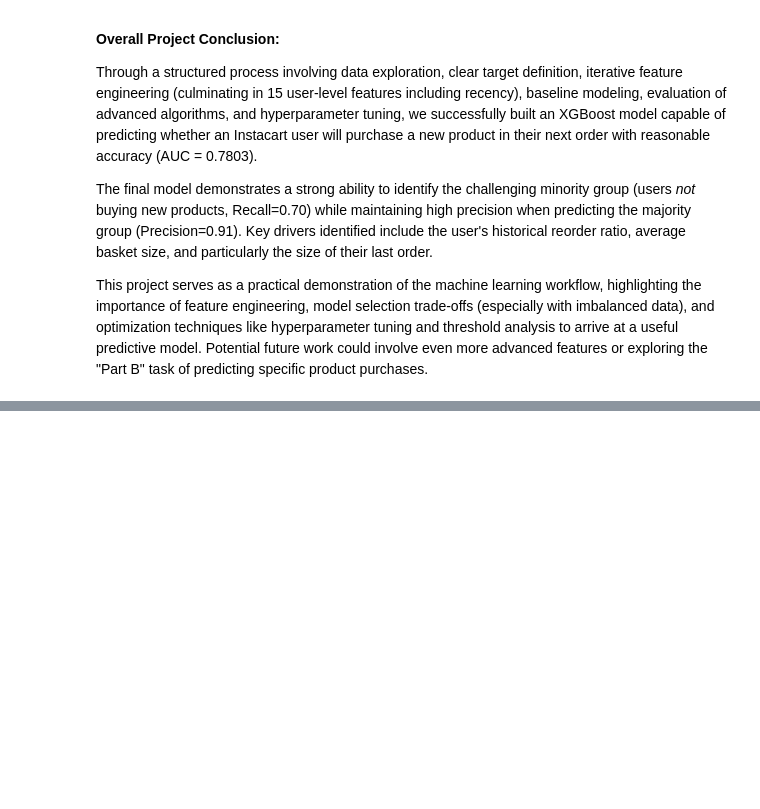
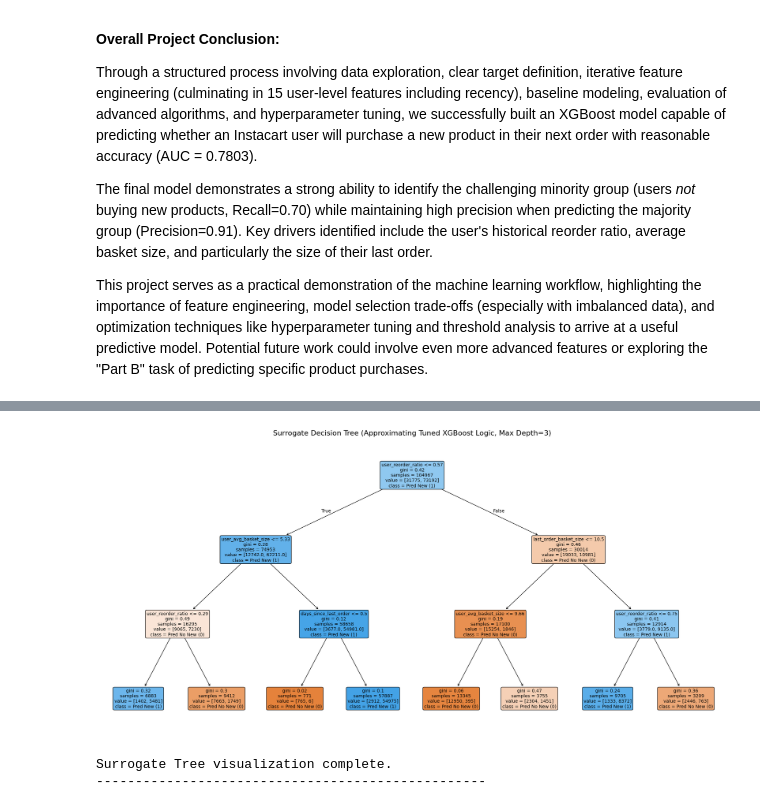
Before and after one commit to Onoh9/instacart-ml-project, a Jupyter notebook: EDA.ipynb, the cells around one changed output, grey strips where cells are left out. Drawn from its saved outputs; the diff is of its cells as text; code cells hidden in the pictures; blank space fills up the shorter version.

Commit message:
eda has 'surrogate' tree. streamlit interactive page for path a. path b in progress.

```diff
--- a/EDA.ipynb
+++ b/EDA.ipynb
@@ -2878,3 +2878,76 @@ Through a structured process involving data exploration, clear target definition
 The final model demonstrates a strong ability to identify the challenging minority group (users *not* buying new products, Recall=0.70) while maintaining high precision when predicting the majority group (Precision=0.91). Key drivers identified include the user's historical reorder ratio, average basket size, and particularly the size of their last order.
 
 This project serves as a practical demonstration of the machine learning workflow, highlighting the importance of feature engineering, model selection trade-offs (especially with imbalanced data), and optimization techniques like hyperparameter tuning and threshold analysis to arrive at a useful predictive model. Potential future work could involve even more advanced features or exploring the "Part B" task of predicting specific product purchases.
+# %%
+from sklearn.tree import DecisionTreeClassifier, plot_tree
+from sklearn.metrics import accuracy_score # Added for evaluation
+import matplotlib.pyplot as plt
+import pandas as pd
+import os # Added for checking directory
+
+print("\n--- Training and Visualizing a Surrogate Decision Tree ---")
+
+# ASSUMPTION: The following variables exist from previous steps:
+# - final_xgb_model_on_final_features (from Cell 20.39)
+# - X_train_final (from Cell 20.36)
+# - feature_names_final (from Cell 20.36)
+
+try:
+    # Check required variables individually before use
+    if 'final_xgb_model_on_final_features' not in locals():
+        raise NameError("`final_xgb_model_on_final_features` model not found.")
+    if 'X_train_final' not in locals():
+        raise NameError("`X_train_final` data not found.")
+    if 'feature_names_final' not in locals():
+        raise NameError("`feature_names_final` list not found.")
+
+    # 1. Get the predictions of the XGBoost model on the training data
+    # Using the threshold optimized for Class 0 F1 (approx 0.4540)
+    optimal_threshold_c0 = 0.4540 # Use the threshold determined earlier
+
+    print("Generating XGBoost predictions on training data...")
+    y_proba_xgb_train = final_xgb_model_on_final_features.predict_proba(X_train_final)[:, 1]
+    y_pred_xgb_train = (y_proba_xgb_train >= optimal_threshold_c0).astype(int)
+    print("XGBoost predictions generated.")
+
+    # 2. Train a simple Decision Tree to mimic these predictions
+    # Keep max_depth low for interpretability
+    print("Training Surrogate Decision Tree...")
+    surrogate_tree = DecisionTreeClassifier(max_depth=3, random_state=42) # Let's use depth 3 for readability
+    surrogate_tree.fit(X_train_final, y_pred_xgb_train) # Train on XGBoost predictions
+    print("Surrogate Tree trained.")
+
+    # 3. Evaluate how well the surrogate mimics XGBoost (optional)
+    y_pred_surrogate_train = surrogate_tree.predict(X_train_final)
+    mimic_accuracy = accuracy_score(y_pred_xgb_train, y_pred_surrogate_train)
+    print(f"Surrogate Tree Accuracy (mimicking XGBoost on train set): {mimic_accuracy:.4f}")
+
+    # 4. Visualize the Surrogate Tree
+    print("Visualizing Surrogate Tree...")
+    plt.figure(figsize=(25, 12)) # Adjust size as needed
+    plot_tree(surrogate_tree,
+              feature_names=feature_names_final,
+              class_names=['Pred No New (0)', 'Pred New (1)'], # Labels reflect what it mimics
+              filled=True,
+              rounded=True,
+              fontsize=10,
+              impurity=True, # Show impurity (like Gini)
+              proportion=False, # Show counts instead of proportions
+              precision=2) # Control decimal places for thresholds/impurity
+    plt.title(f"Surrogate Decision Tree (Approximating Tuned XGBoost Logic, Max Depth={surrogate_tree.max_depth})", fontsize=16)
+
+    # Ensure images directory exists before saving
+    if not os.path.exists('images'):
+        os.makedirs('images')
+    plt.savefig('images/xgb_surrogate_tree.png', bbox_inches='tight', dpi=150) # Lower dpi slightly if image is too large
+    plt.show()
+    print("Surrogate Tree visualization complete.")
+
+except NameError as e:
+    print(f"ERROR: A required variable was not found: {e}. Please ensure previous steps creating the model and training data were run successfully.")
+except Exception as e:
+    print(f"An unexpected error occurred: {e}")
+
+
+print("-" * 50)
+# %% [output]
@@ -2880,0 +2961,3 @@ This project serves as a practical demonstration of the machine learning workflo
+[figure, added]
+Surrogate Tree visualization complete.
+--------------------------------------------------
```
Also changed, not shown: parts of 14 cells of this notebook, 1 other file.
